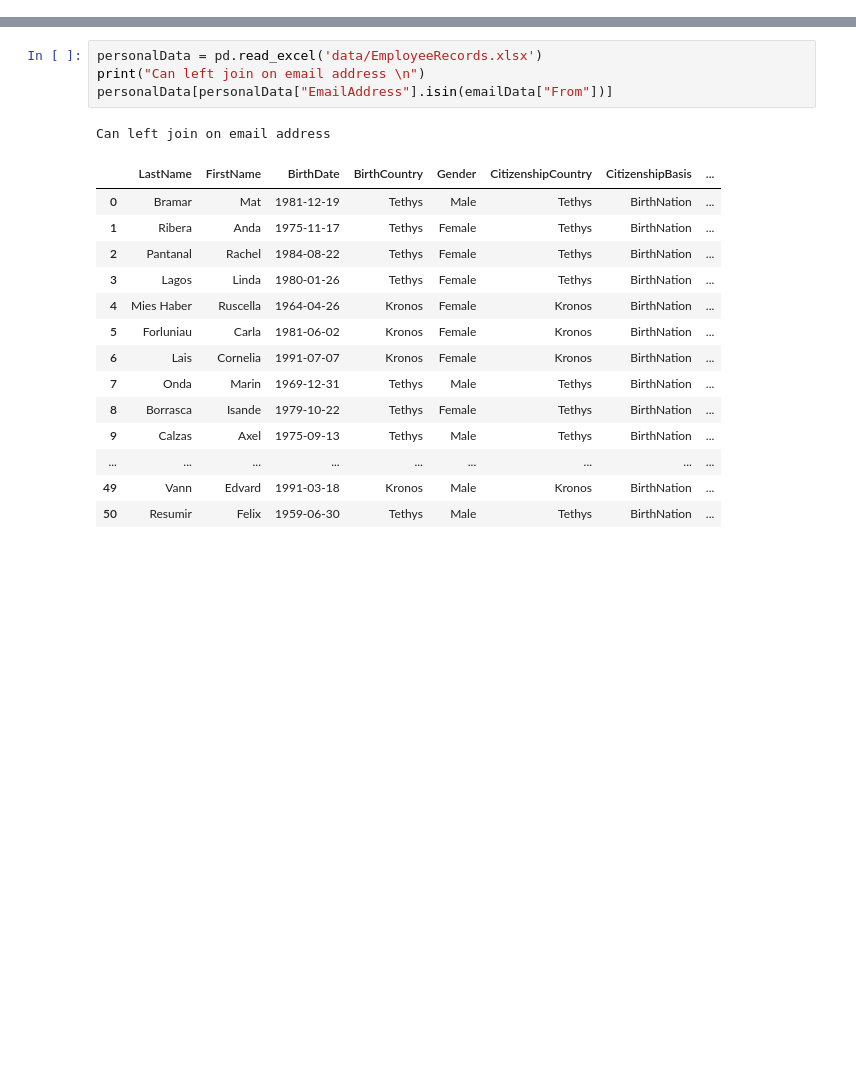
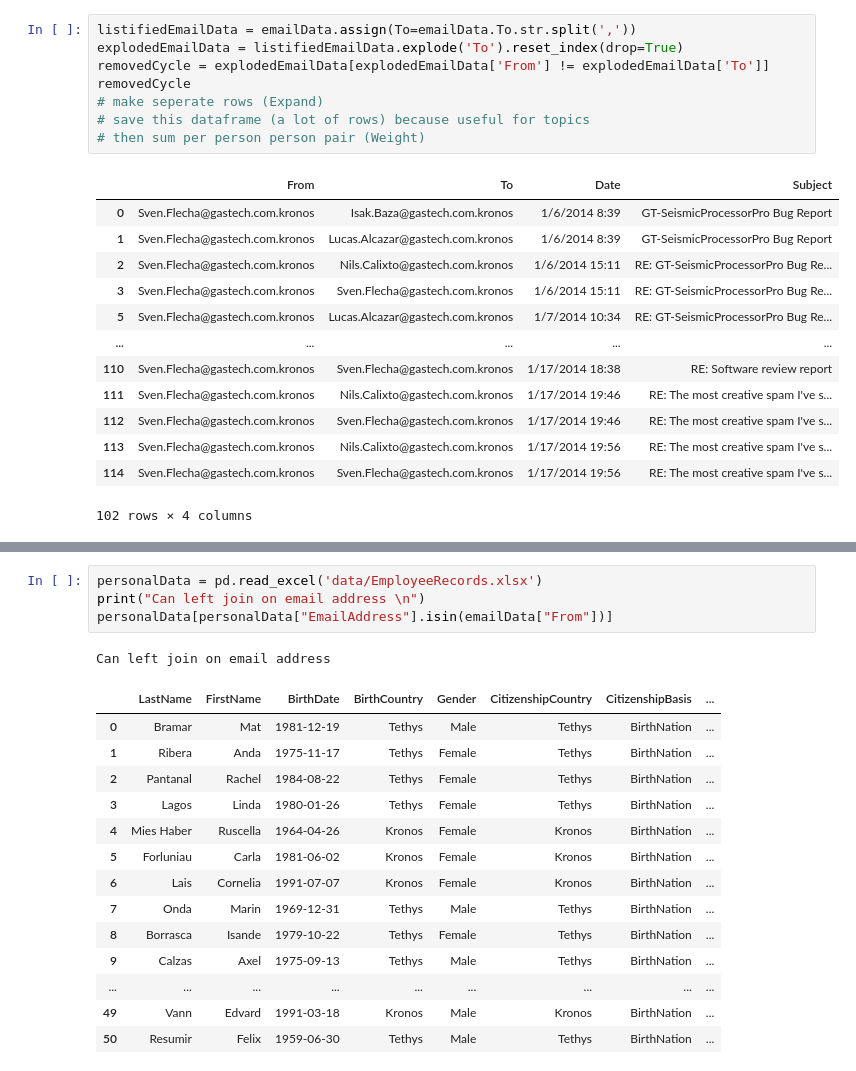
Before and after one commit to adiljahouh/VisualAnal, a Jupyter notebook: Analysis.ipynb, the cells around one changed output, grey strips where cells are left out. Drawn from its saved outputs; the diff is of its cells as text; blank space fills up the shorter version.

```diff
--- a/Analysis.ipynb
+++ b/Analysis.ipynb
@@ -22,0 +28,22 @@ Column headings:
+# %%
+listifiedEmailData = emailData.assign(To=emailData.To.str.split(','))
+explodedEmailData = listifiedEmailData.explode('To').reset_index(drop=True)
+removedCycle = explodedEmailData[explodedEmailData['From'] != explodedEmailData['To']]
+removedCycle
+# make seperate rows (Expand)
+# save this dataframe (a lot of rows) because useful for topics
+# then sum per person person pair (Weight)
+# %% [output]
+|  | From | To | Date | Subject |
+| 0 | Sven.Flecha@gastech.com.kronos | Isak.Baza@gastech.com.kronos | 1/6/2014 8:39 | GT-SeismicProcessorPro Bug Report |
+| 1 | Sven.Flecha@gastech.com.kronos | Lucas.Alcazar@gastech.com.kronos | 1/6/2014 8:39 | GT-SeismicProcessorPro Bug Report |
+| 2 | Sven.Flecha@gastech.com.kronos | Nils.Calixto@gastech.com.kronos | 1/6/2014 15:11 | RE: GT-SeismicProcessorPro Bug Re... |
+| 3 | Sven.Flecha@gastech.com.kronos | Sven.Flecha@gastech.com.kronos | 1/6/2014 15:11 | RE: GT-SeismicProcessorPro Bug Re... |
+| 5 | Sven.Flecha@gastech.com.kronos | Lucas.Alcazar@gastech.com.kronos | 1/7/2014 10:34 | RE: GT-SeismicProcessorPro Bug Re... |
+| ... | ... | ... | ... | ... |
+| 110 | Sven.Flecha@gastech.com.kronos | Sven.Flecha@gastech.com.kronos | 1/17/2014 18:38 | RE: Software review report |
+| 111 | Sven.Flecha@gastech.com.kronos | Nils.Calixto@gastech.com.kronos | 1/17/2014 19:46 | RE: The most creative spam I've s... |
+| 112 | Sven.Flecha@gastech.com.kronos | Sven.Flecha@gastech.com.kronos | 1/17/2014 19:46 | RE: The most creative spam I've s... |
+| 113 | Sven.Flecha@gastech.com.kronos | Nils.Calixto@gastech.com.kronos | 1/17/2014 19:56 | RE: The most creative spam I've s... |
+| 114 | Sven.Flecha@gastech.com.kronos | Sven.Flecha@gastech.com.kronos | 1/17/2014 19:56 | RE: The most creative spam I've s... |
+102 rows × 4 columns
```
Also changed, not shown: parts of 4 cells of this notebook, 16 other files.
